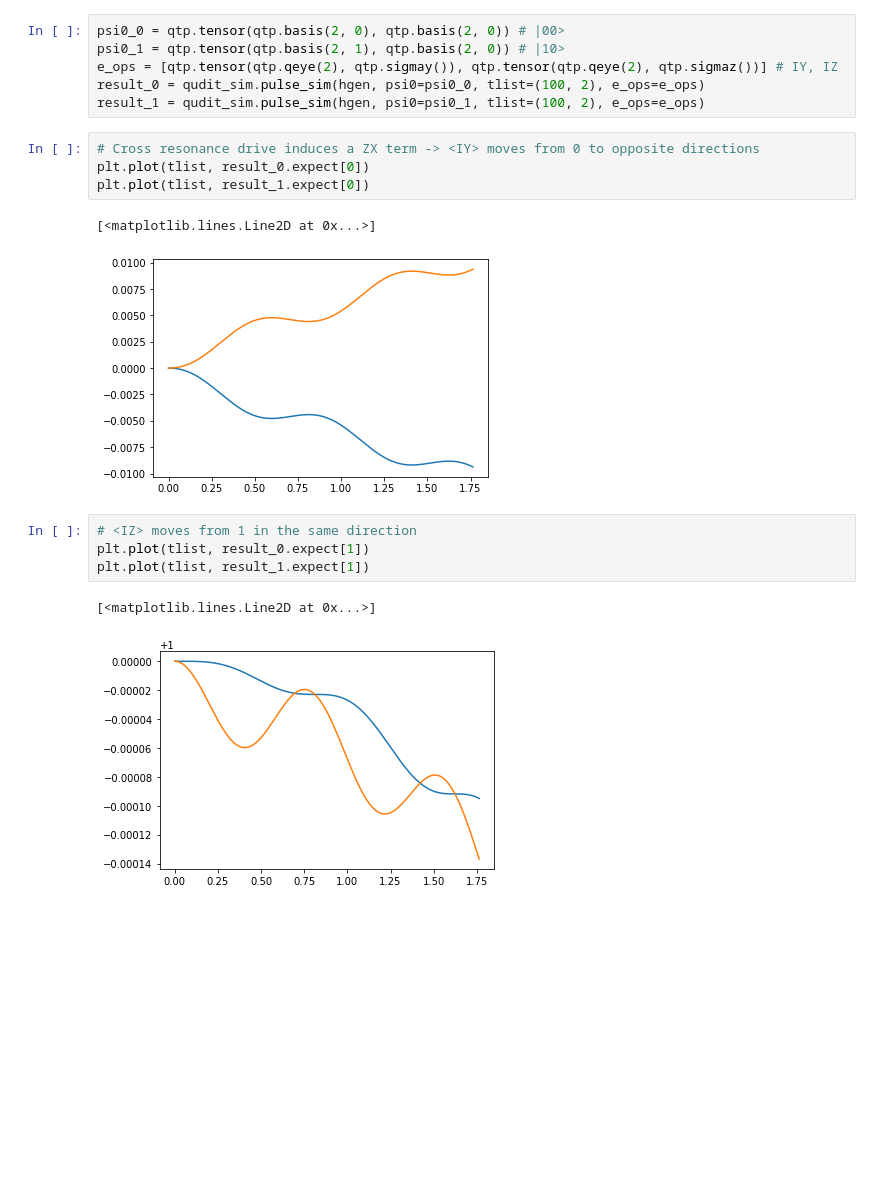
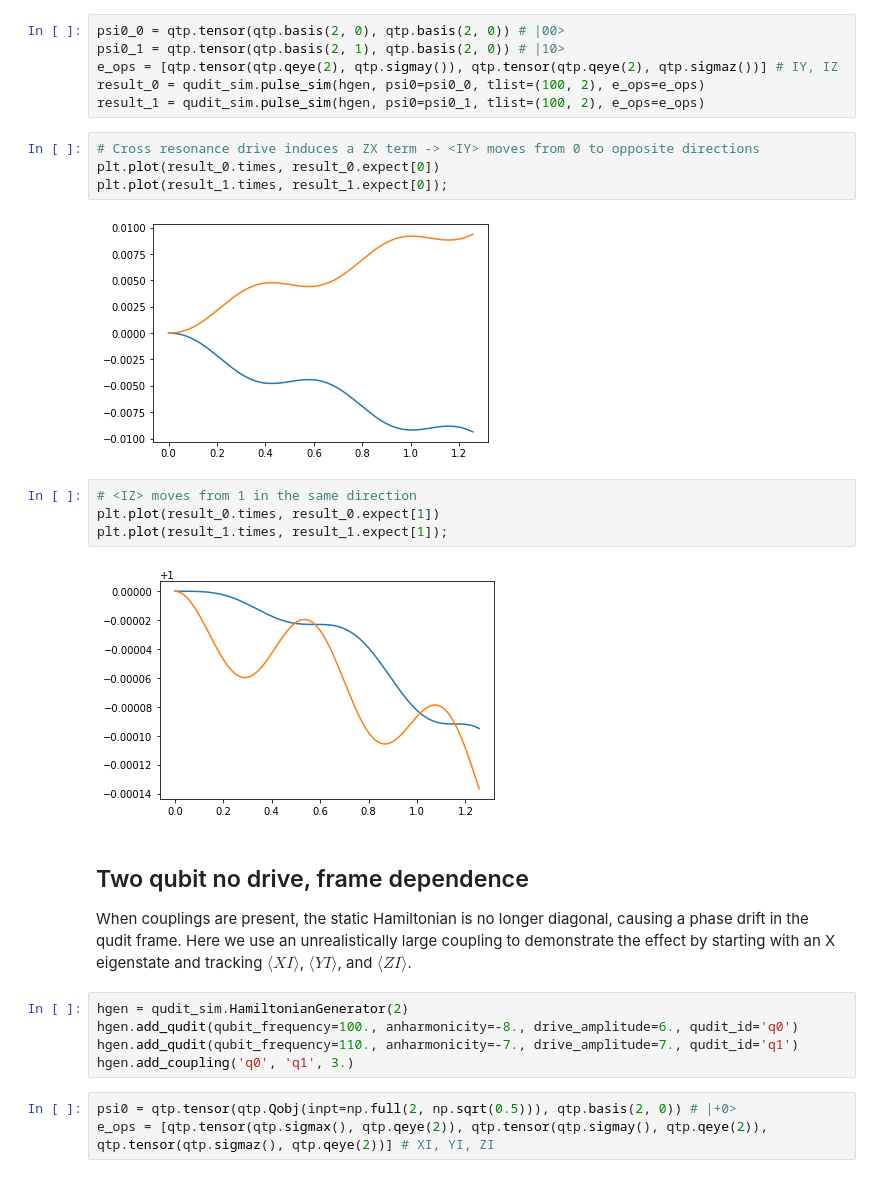
Before and after one commit to UTokyo-ICEPP/qudit-sim, a Jupyter notebook: examples/validation/sim.ipynb, the cells around one changed output. Cells and saved outputs as stored; diff of their text form; blank space fills up the shorter version.

```diff
--- a/examples/validation/sim.ipynb
+++ b/examples/validation/sim.ipynb
@@ -202,15 +202,25 @@ result_0 = qudit_sim.pulse_sim(hgen, psi0=psi0_0, tlist=(100, 2), e_ops=e_ops)
 result_1 = qudit_sim.pulse_sim(hgen, psi0=psi0_1, tlist=(100, 2), e_ops=e_ops)
 # %%
 # Cross resonance drive induces a ZX term -> <IY> moves from 0 to opposite directions
-plt.plot(tlist, result_0.expect[0])
-plt.plot(tlist, result_1.expect[0])
+plt.plot(result_0.times, result_0.expect[0])
+plt.plot(result_1.times, result_1.expect[0]);
 # %% [output]
-[<matplotlib.lines.Line2D at 0x...>]
-[figure, old version]
+[figure, new version]
 # %%
 # <IZ> moves from 1 in the same direction
-plt.plot(tlist, result_0.expect[1])
-plt.plot(tlist, result_1.expect[1])
+plt.plot(result_0.times, result_0.expect[1])
+plt.plot(result_1.times, result_1.expect[1]);
 # %% [output]
-[<matplotlib.lines.Line2D at 0x...>]
-[figure, old version]
+[figure, new version]
+# %% [markdown]
+## Two qubit no drive, frame dependence
+
+When couplings are present, the static Hamiltonian is no longer diagonal, causing a phase drift in the qudit frame. Here we use an unrealistically large coupling to demonstrate the effect by starting with an X eigenstate and tracking $\langle XI \rangle$, $\langle YI \rangle$, and $\langle ZI \rangle$.
+# %%
+hgen = qudit_sim.HamiltonianGenerator(2)
+hgen.add_qudit(qubit_frequency=100., anharmonicity=-8., drive_amplitude=6., qudit_id='q0')
+hgen.add_qudit(qubit_frequency=110., anharmonicity=-7., drive_amplitude=7., qudit_id='q1')
+hgen.add_coupling('q0', 'q1', 3.)
+# %%
+psi0 = qtp.tensor(qtp.Qobj(inpt=np.full(2, np.sqrt(0.5))), qtp.basis(2, 0)) # |+0>
+e_ops = [qtp.tensor(qtp.sigmax(), qtp.qeye(2)), qtp.tensor(qtp.sigmay(), qtp.qeye(2)), qtp.tensor(qtp.sigmaz(), qtp.qeye(2))] # XI, YI, ZI
```
Also changed, not shown: parts of 5 cells of this notebook, 2 other files.
